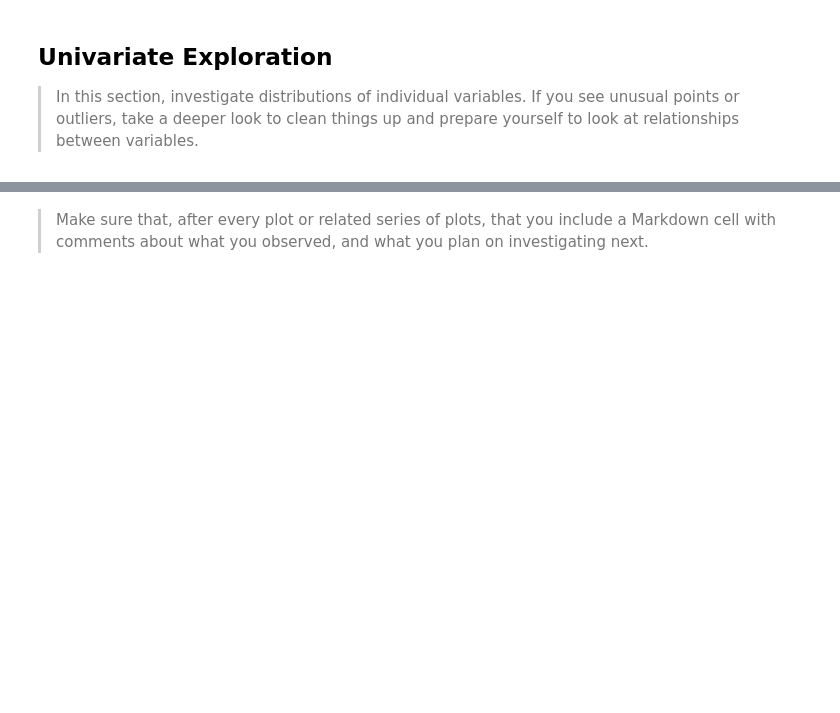
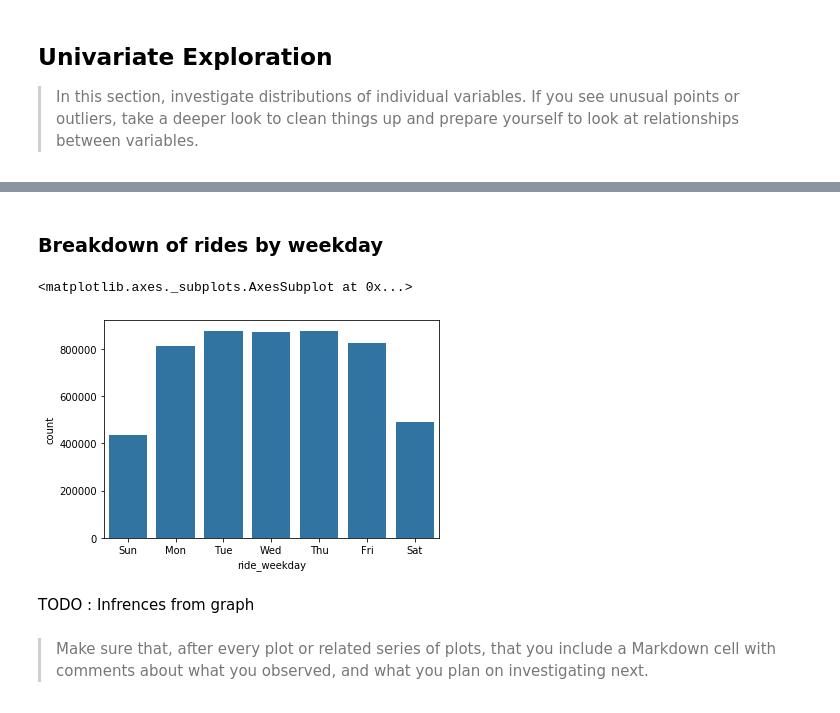
Before and after one commit to sahithiindarapu/baywheels_data_analysis, a Jupyter notebook: exploration_template.ipynb, the cells around one changed output, grey strips where cells are left out. Saved outputs shown, nothing was run; the diff lists cells and outputs as text; code cells hidden in the pictures; blank space fills up the shorter version.

```diff
--- a/exploration_template.ipynb
+++ b/exploration_template.ipynb
@@ -342,3 +399,14 @@ df.ride_weekday.hist()
+# %% [markdown]
+
+
+### Breakdown of rides by weekday
+# %%
+sb.countplot(data = df, x = 'ride_weekday', order = sorted_weekdays, color = sb.color_palette()[0])
+# %% [output]
+<matplotlib.axes._subplots.AxesSubplot at 0x...>
+[figure, added]
+# %% [markdown]
+TODO : Infrences from graph
 # %% [markdown]
 > Make sure that, after every plot or related series of plots, that you
 include a Markdown cell with comments about what you observed, and what
```
Also changed, not shown: parts of 35 cells of this notebook.
